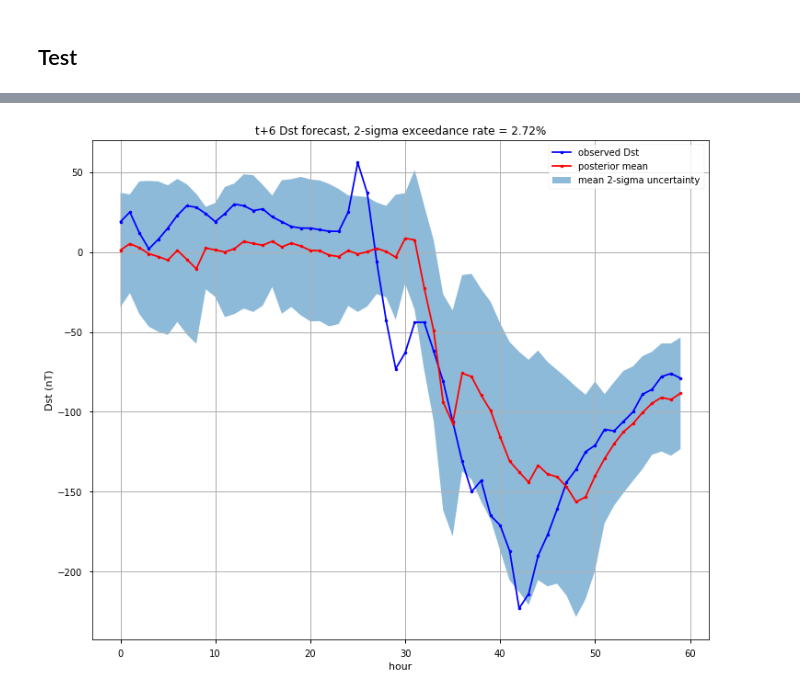
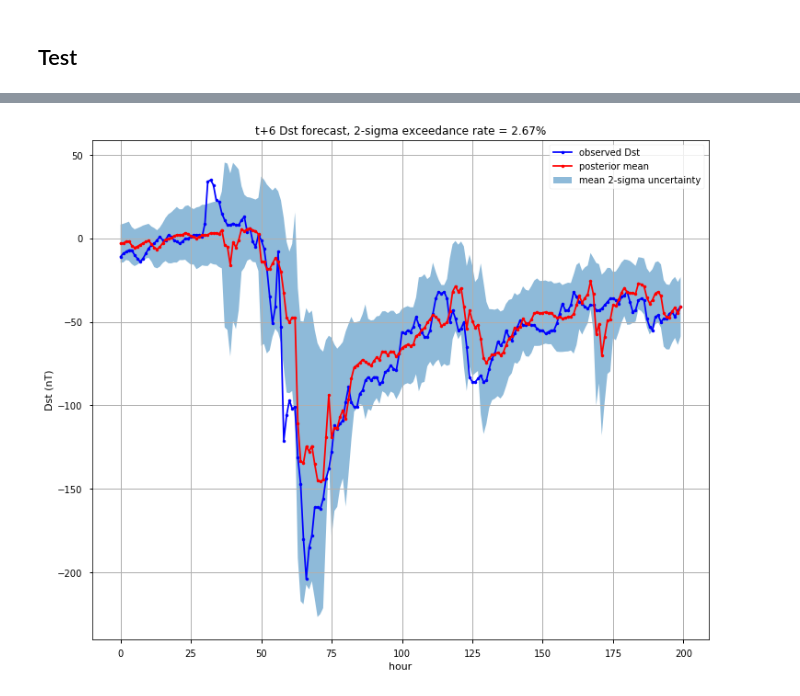
Before and after one commit to sarttiso/spaceweather, a Jupyter notebook: forecasting_Est_BNN.ipynb, the cells around one changed output, grey strips where cells are left out. Saved outputs shown, nothing was run; the diff lists cells and outputs as text; code cells hidden in the pictures.

```diff
--- a/forecasting_Est_BNN.ipynb
+++ b/forecasting_Est_BNN.ipynb
@@ -449,3 +450,6 @@ Epoch 490: Loss = 3.62, MSE = 2.40e+02
 <tensorflow.python.keras.callbacks.History at 0x...>
 # %% [markdown]
 ## Test
+# %%
+# load existing model
+model = tf.keras.models.load_model('models/Dst_detmod_probout.h5')
@@ -459,27 +468,27 @@ err = np.abs(data_out_pred_mu - data_out_test)
 exc = 100 * np.sum(err > 2*data_out_pred_std)/data_out_test.shape[0]
 # %%
 idx = np.zeros(data_out_test.shape[0], dtype=bool)
-idx[4790:4850] = True
+idx[7100:7300] = True
 
 fac = 2
 
 plt.figure(figsize=(12,10))
 plt.plot(data_out_test[idx], 'b.-', label='observed Dst')
 plt.plot(data_out_pred_mu[idx], 'r.-', label='posterior mean')
 plt.fill_between(np.arange(np.sum(idx)),
                 data_out_pred_mu[idx].reshape(-1) + fac*data_out_pred_std[idx].reshape(-1),
                 data_out_pred_mu[idx].reshape(-1) - fac*data_out_pred_std[idx].reshape(-1),
                 label='mean 2-sigma uncertainty',
                 alpha=0.5)
 plt.legend()
 plt.xlabel('hour')
 plt.ylabel('Dst (nT)')
 plt.title('t+6 Dst forecast, 2-sigma exceedance rate = %1.2f%%' % exc)
 #plt.savefig('figures/demo1.pdf')
 plt.grid()
 plt.show()
 # %% [output]
-[figure, old version]
+[figure, new version]
 # %%
 plt.figure(figsize=(12,10))
 plt.scatter(data_out_test, data_out_pred_std, label='observed')
```
Also changed, not shown: parts of 7 cells of this notebook, 1 other file.
